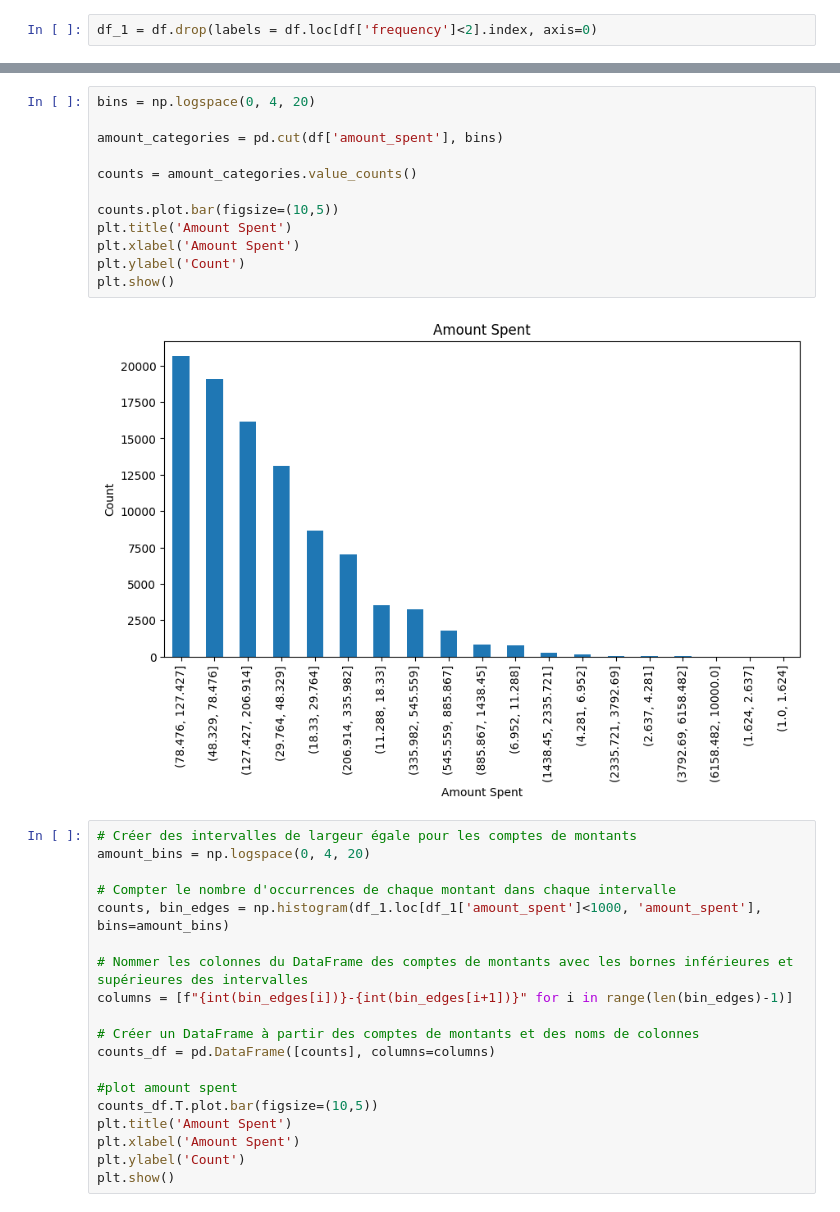
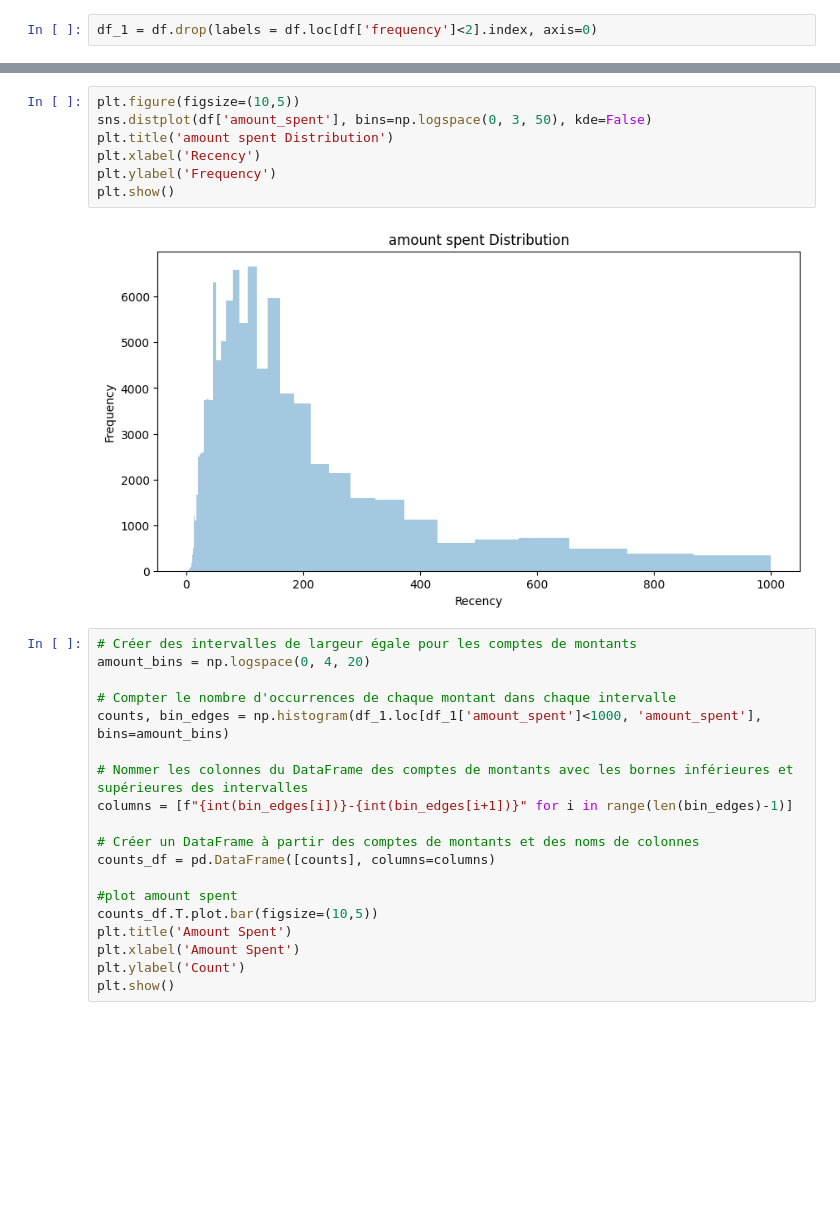
Before and after one commit to ThomasMeb/Projet_4, a Jupyter notebook: Mebarki_Thomas_notebook_exploration_022023.ipynb, the cells around one changed output, grey strips where cells are left out. Drawn from its saved outputs; the diff is of its cells as text; blank space fills up the shorter version.

```diff
--- a/Mebarki_Thomas_notebook_exploration_022023.ipynb
+++ b/Mebarki_Thomas_notebook_exploration_022023.ipynb
@@ -565,17 +627,12 @@ plt.show()
-# %%
-bins = np.logspace(0, 4, 20)
-
-amount_categories = pd.cut(df['amount_spent'], bins)
-
-counts = amount_categories.value_counts()
-
-counts.plot.bar(figsize=(10,5))
-plt.title('Amount Spent')
-plt.xlabel('Amount Spent')
-plt.ylabel('Count')
-plt.show()
-# %% [output]
-[figure, removed]
+# %%
+plt.figure(figsize=(10,5))
+sns.distplot(df['amount_spent'], bins=np.logspace(0, 3, 50), kde=False)
+plt.title('amount spent Distribution')
+plt.xlabel('Recency')
+plt.ylabel('Frequency')
+plt.show()
+# %% [output]
+[figure, added]
 # %%
 # Créer des intervalles de largeur égale pour les comptes de montants
 amount_bins = np.logspace(0, 4, 20)
```
Also changed, not shown: parts of 7 cells of this notebook, 2 other files.
